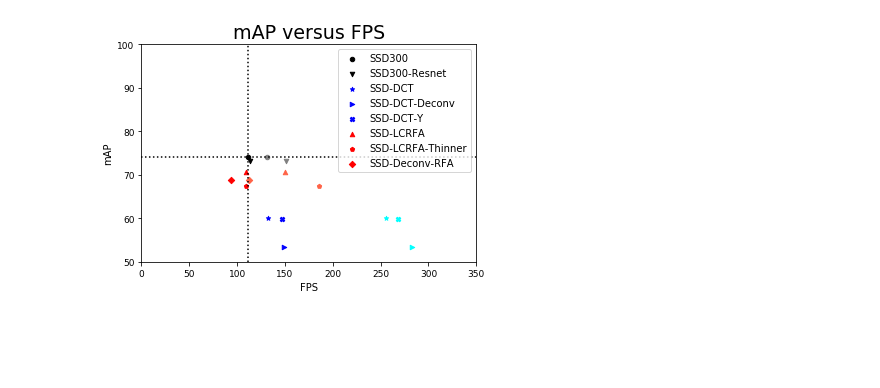
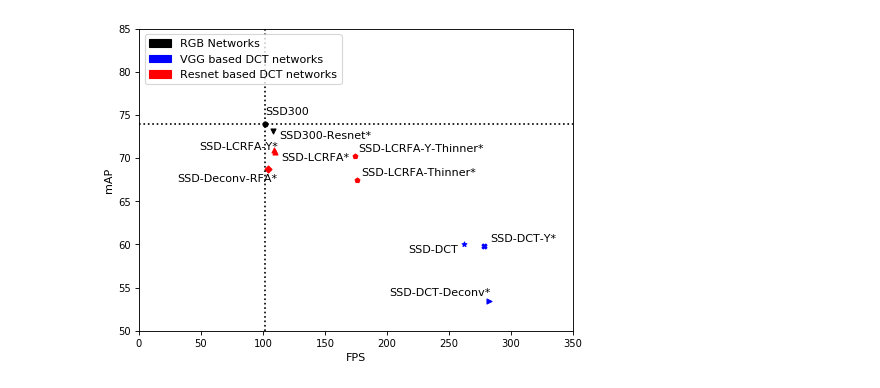
Before and after one commit to D3lt4lph4/jpeg_deep, a Jupyter notebook: Graphs.ipynb, the cells around one changed output. Drawn from its saved outputs; the diff is of its cells as text; code cells hidden in the pictures; blank space fills up the shorter version.

```diff
--- a/Graphs.ipynb
+++ b/Graphs.ipynb
@@ -4,70 +4,101 @@
 import matplotlib
 import numpy as np
 import matplotlib.pyplot as plt
+import matplotlib.patches as mpatches
+from matplotlib.pyplot import figure
+#matplotlib.rcParams['text.usetex'] = True
+matplotlib.rcParams['pdf.fonttype'] = 42
+matplotlib.rcParams['ps.fonttype'] = 42
+from adjustText import adjust_text
 # %%
 # Detection speed
 
-ssd_300 = [(111, 74.0), (131, 74.0)]
-ssd_resnet = [(114, 73.1), (151, 73.1)]
-ssd_dct = [(132, 60.0), (256, 60.0)]
-ssd_dct_deconv = [(149, 53.5), (283, 53.5)]
-ssd_dct_y = [(147, 59.8), (268, 59.8)]
-ssd_lcrfa = [(109, 70.7), (150, 70.7)]
-ssd_lcrfat = [(109, 67.5), (186, 67.5)]
-ssd_deconv_rfa = [(94, 68.8), (112, 68.8)]
+ssd_300 = [(88, 74.0), (102, 74.0)]
+ssd_dct = [(136, 60.0), (262, 60.0)]
+ssd_dct_deconv = [(144, 53.5), (282, 53.5)]
+ssd_dct_y = [(140, 59.8), (278, 59.8)]
 
 
+ssd_resnet = [(88, 73.1), (108, 73.1)]
+ssd_lcrfa = [(87, 70.7), (110, 70.7)]
+ssd_lcrfat = [(98, 67.5), (176, 67.5)]
+ssd_lcrfa_y = [(91, 71.0), (109, 71.0)]
+ssd_lcrfat_y = [(101, 70.2), (174, 70.2)]
+ssd_deconv_rfa = [(87, 68.8), (104, 68.8)]
+
+texts = []
+
+figure(num=None, figsize=(7, 5), dpi=80, facecolor='w', edgecolor='k')
+
 # Draw a point at the location (3, 9) with size 1000
-plt.scatter(*ssd_300[0], c="black", label="SSD300", s=20)
-plt.scatter(*ssd_300[1], c="grey", s=20)
+plt.scatter(*ssd_300[1], c="black", s=20)
+texts.append(plt.text(ssd_300[1][0], ssd_300[1][1]+1, "SSD300"))
+# plt.scatter(*ssd_300[1], c="grey", s=20)
 
-plt.scatter(*ssd_resnet[0], c="black", marker="v", label="SSD300-Resnet", s=20)
-plt.scatter(*ssd_resnet[1], c="grey", marker="v", s=20)
+plt.scatter(*ssd_dct[1], c="b", marker="*", s=20)
+texts.append(plt.text(ssd_dct[1][0]-45, ssd_dct[1][1]-1, "SSD-DCT"))
+# plt.scatter(*ssd_dct[1], c="cyan", marker="*", s=20)
 
-plt.scatter(*ssd_dct[0], c="b", marker="*", label="SSD-DCT", s=20)
-plt.scatter(*ssd_dct[1], c="cyan", marker="*", s=20)
+plt.scatter(*ssd_dct_deconv[1], c="b", marker=">", s=20)
+texts.append(plt.text(ssd_dct_deconv[1][0]-80, ssd_dct_deconv[1][1]+0.5, "SSD-DCT-Deconv*"))
+# plt.scatter(*ssd_dct_deconv[1], c="cyan", marker=">", s=20)
 
-plt.scatter(*ssd_dct_deconv[0], c="b", marker=">", label="SSD-DCT-Deconv", s=20)
-plt.scatter(*ssd_dct_deconv[1], c="cyan", marker=">", s=20)
+plt.scatter(*ssd_dct_y[1], c="b", marker="X", s=20)
+texts.append(plt.text(ssd_dct_y[1][0]+5, ssd_dct_y[1][1]+0.5, "SSD-DCT-Y*"))
+# plt.scatter(*ssd_dct_y[1], c="cyan", marker="X", s=20)
 
-plt.scatter(*ssd_dct_y[0], c="b", marker="X", label="SSD-DCT-Y", s=20)
-plt.scatter(*ssd_dct_y[1], c="cyan", marker="X", s=20)
+plt.scatter(*ssd_resnet[1], c="black", marker="v", s=20)
+texts.append(plt.text(ssd_resnet[1][0]+5, ssd_resnet[1][1]-0.8, "SSD300-Resnet*"))
+# plt.scatter(*ssd_resnet[1], c="grey", marker="v", s=20)
 
-plt.scatter(*ssd_lcrfa[0], c="r", marker="^", label="SSD-LCRFA", s=20)
-plt.scatter(*ssd_lcrfa[1], c="tomato", marker="^", s=20)
+plt.scatter(*ssd_lcrfa[1], c="r", marker="^", s=20)
+texts.append(plt.text(ssd_lcrfa[1][0]+5, ssd_lcrfa[1][1]-1, "SSD-LCRFA*"))
+# plt.scatter(*ssd_lcrfa[1], c="tomato", marker="^", s=20)
 
-plt.scatter(*ssd_lcrfat[0], c="r", marker="p", label="SSD-LCRFA-Thinner", s=20)
-plt.scatter(*ssd_lcrfat[1], c="tomato", marker="p", s=20)
+plt.scatter(*ssd_lcrfa_y[1], c="r", marker="^", s=20)
+texts.append(plt.text(ssd_lcrfa_y[1][0]-60, ssd_lcrfa_y[1][1], "SSD-LCRFA-Y*"))
+# plt.scatter(*ssd_lcrfa[1], c="tomato", marker="^", s=20)
 
-plt.scatter(*ssd_deconv_rfa[0], c="r", marker="D", label="SSD-Deconv-RFA", s=20)
-plt.scatter(*ssd_deconv_rfa[1], c="tomato", marker="D", s=20)
+plt.scatter(*ssd_lcrfat[1], c="r", marker="p", s=20)
+texts.append(plt.text(ssd_lcrfat[1][0]+3, ssd_lcrfat[1][1]+0.5, "SSD-LCRFA-Thinner*"))
+# plt.scatter(*ssd_lcrfat[1], c="tomato", marker="p", s=20)
 
-# Set chart title.
-plt.title("mAP versus FPS", fontsize=19)
+plt.scatter(*ssd_lcrfat_y[1], c="r", marker="p", s=20)
+texts.append(plt.text(ssd_lcrfat_y[1][0]+3, ssd_lcrfat_y[1][1]+0.5, "SSD-LCRFA-Y-Thinner*"))
+# plt.scatter(*ssd_lcrfat[1], c="tomato", marker="p", s=20)
+
+plt.scatter(*ssd_deconv_rfa[1], c="r", marker="D", s=20)
+texts.append(plt.text(ssd_deconv_rfa[1][0]-72.8, ssd_deconv_rfa[1][1]-1.5, "SSD-Deconv-RFA*"))
+# plt.scatter(*ssd_deconv_rfa[1], c="tomato", marker="D", s=20)
+
+# adjust_text(texts)
 
 # Set x axis label.
 plt.xlabel("FPS", fontsize=10)
 
 # Set y axis label.
 plt.ylabel("mAP", fontsize=10)
 
 # Set size of tick labels.
 plt.tick_params(axis='both', which='major', labelsize=9)
 
 plt.xlim(right=350) #xmax is your value
 plt.xlim(left=0)
 
-plt.ylim(top=100) #xmax is your value
+plt.ylim(top=85) #xmax is your value
 plt.ylim(bottom=50)
 
-plt.hlines(ssd_300[0][1], 0, 350, linestyles="dotted")
-plt.vlines(ssd_300[0][0], 50, 100, linestyles="dotted")
+plt.hlines(ssd_300[1][1], 0, 350, linestyles="dotted")
+plt.vlines(ssd_300[1][0], 50, 100, linestyles="dotted")
 
-plt.legend()
+red_patch = mpatches.Patch(color='red', label='Resnet based DCT networks')
+blue_patch = mpatches.Patch(color='blue', label='VGG based DCT networks')
+black_patch = mpatches.Patch(color='black', label='RGB Networks')
+plt.legend(handles=[black_patch, blue_patch, red_patch], loc="upper left")
 
-plt.savefig('foo.png')
-plt.savefig('foo.pdf')
+plt.savefig('map_fps.pdf')
+
 # Display the plot in the matplotlib's viewer.
 plt.show()
 # %% [output]
-[figure, old version]
+[figure, new version]
```
Also changed, not shown: parts of 3 cells of this notebook.
